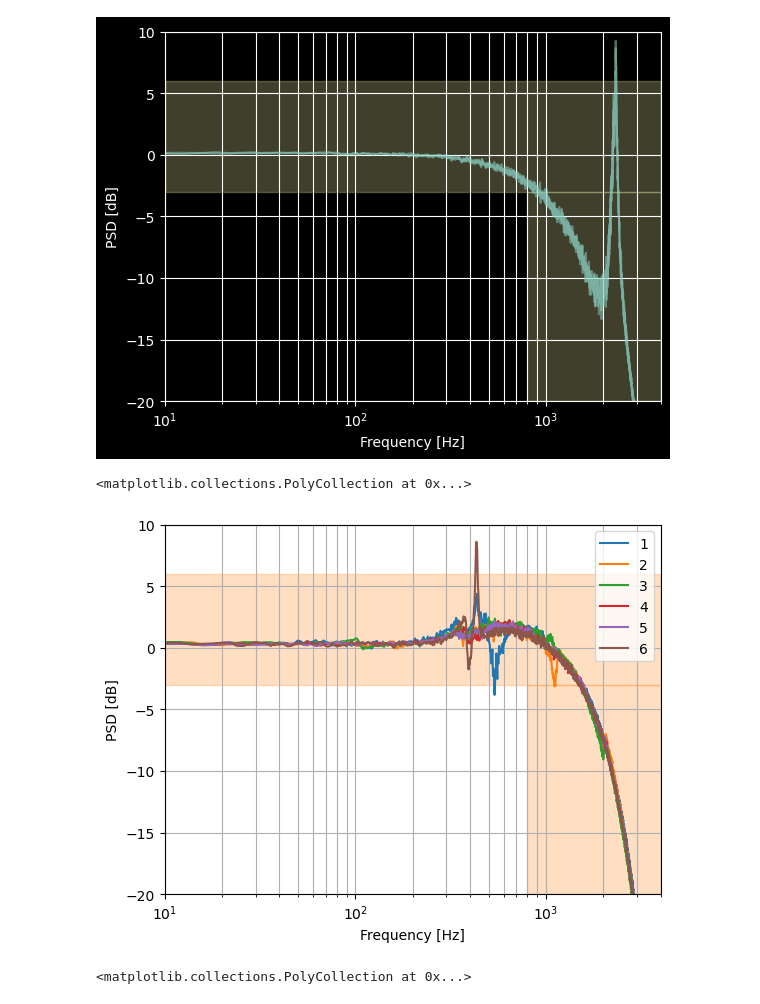
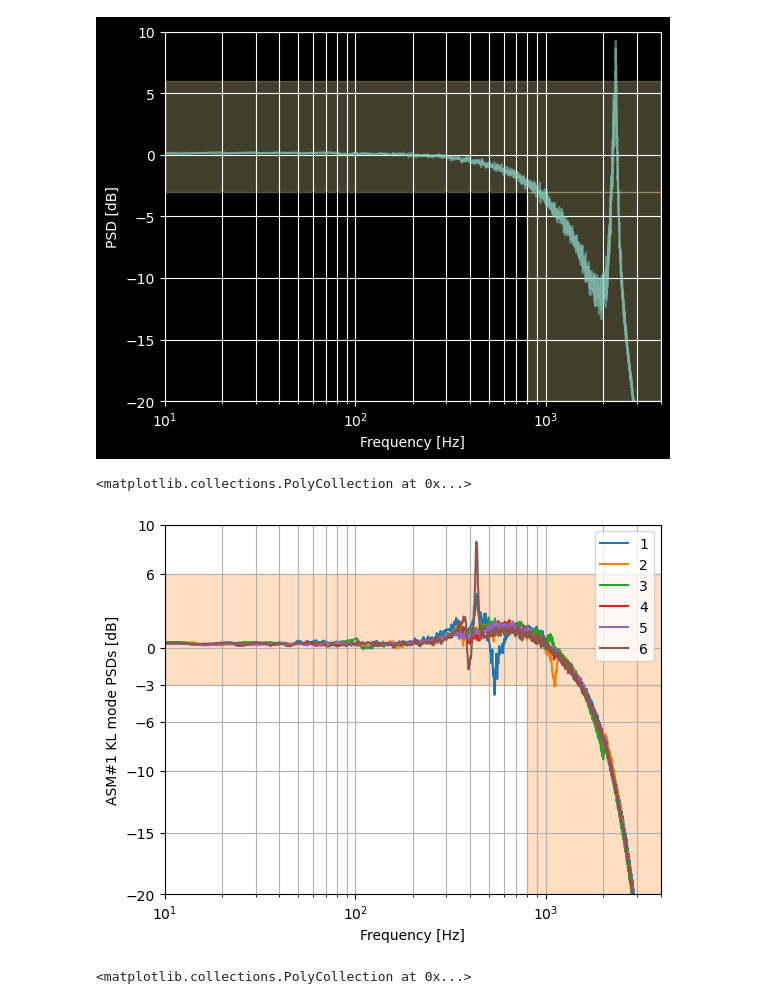
Before and after one commit to rodrigo-romano/dos-actors, a Jupyter notebook: grsim/asms/src/bin/transfer-functions/transfer-functions.ipynb, the cells around one changed output. Cells and saved outputs as stored; diff of their text form; code cells hidden in the pictures.

Commit message:
ASM TRANSFER FUNCTION NOTEBOOK PLOT UPDATE

```diff
--- a/grsim/asms/src/bin/transfer-functions/transfer-functions.ipynb
+++ b/grsim/asms/src/bin/transfer-functions/transfer-functions.ipynb
@@ -47,6 +47,10 @@ tf_db = 10*np.log10(psd_y/psd_u).T
 # %%
 
 #np.savez("ASMS_TF.npz",nu=nu,tf_db=tf_db)
+# %%
+data = np.load("ASMS_TF.npz")
+nu = data['nu']
+tf_db = data['tf_db']
 # %%
 fig,ax = plt.subplots()
 ax.loglog(nu,psd_u.T,label="U")
@@ -170,17 +174,18 @@ ax.fill_between([800,4e3],[-20, -20],-3,color="C1",alpha=0.25)
 # %%
 fig,ax = plt.subplots()
 ax.semilogx(nu,tf_db[:,:6])
 ax.grid(which='both')
 ax.set_xlabel('Frequency [Hz]')
-ax.set_ylabel("PSD [dB]")
+ax.set_ylabel("ASM#1 KL mode PSDs [dB]")
 ax.set_xlim([10,4e3])
 ax.set_ylim([-20,10])
-ax.legend(list(range(1,psd_u.shape[0]+1)))
+ax.legend(list(range(1,tf_db.shape[0]+1)))
+ax.set_yticks([-20,-15,-10,-3,0,-6,6,10])
 ax.fill_between([10,4e3],[-3, -3],6,color="C1",alpha=0.25)
 ax.fill_between([800,4e3],[-20, -20],-3,color="C1",alpha=0.25)
 # %% [output]
 <matplotlib.collections.PolyCollection at 0x...>
-[figure, old version]
+[figure, new version]
 # %%
 fig,ax = plt.subplots()
 ax.semilogx(nu,10*np.log10(psd_y/psd_u).T)
```
Also changed, not shown: parts of 1 cell of this notebook.
